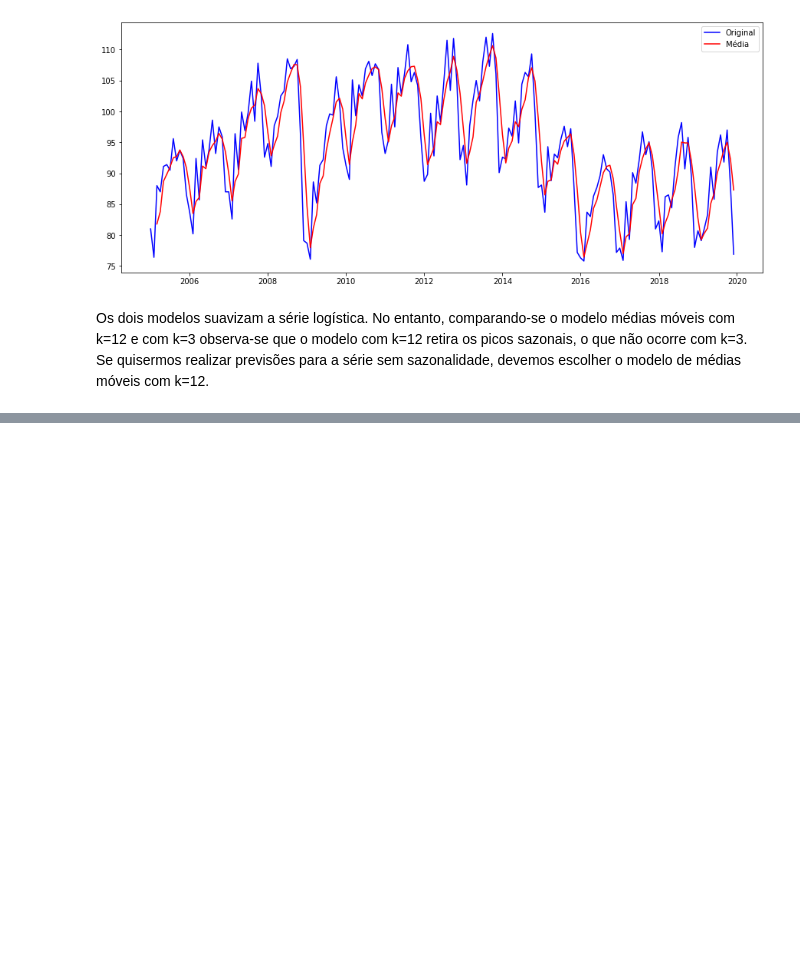
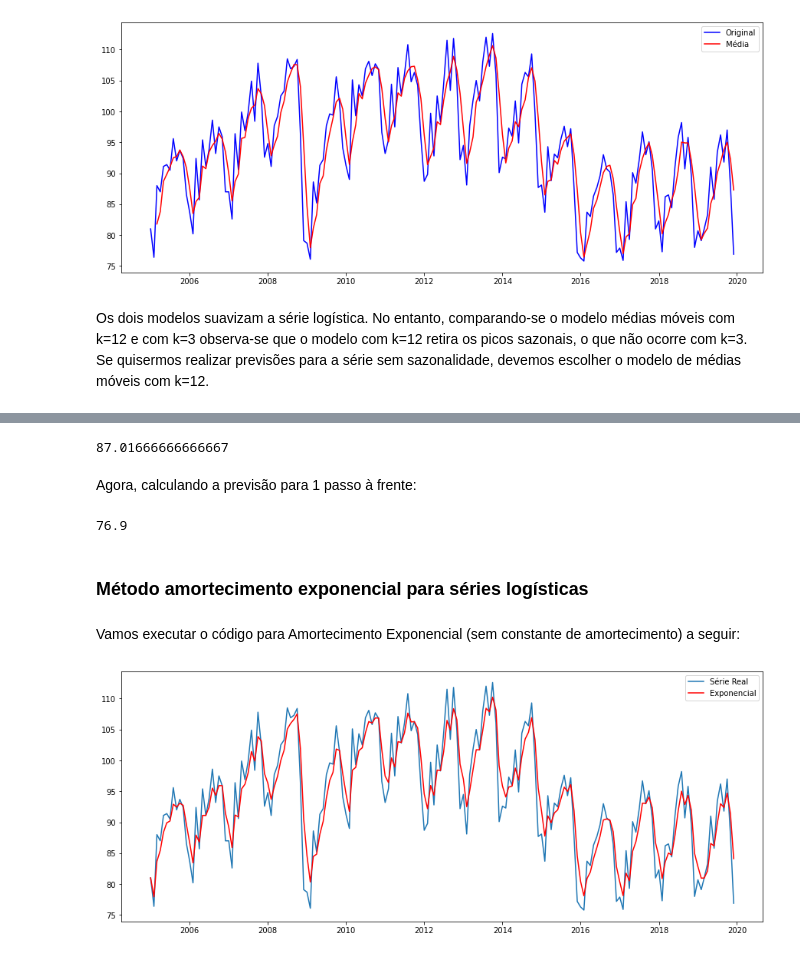
Before and after one commit to Leandro-Braga/Estudo_de_Caso, a Jupyter notebook: Séries_logísticas.ipynb, the cells around one changed output, grey strips where cells are left out. Saved outputs shown, nothing was run; the diff lists cells and outputs as text; code cells hidden in the pictures; blank space fills up the shorter version.

```diff
--- a/Séries_logísticas.ipynb
+++ b/Séries_logísticas.ipynb
@@ -122,0 +131,26 @@ Os dois modelos suavizam a série logística. No entanto, comparando-se o modelo
+# %%
+# Previsão 12 passos à frente
+moving_average(dados, 12)
+# %% [output]
+87.01666666666667
+# %% [markdown]
+Agora, calculando a previsão para 1 passo à frente:
+# %%
+# Previsão 1 passos à frente
+moving_average(dados, 1)
+# %% [output]
+76.9
+# %% [markdown]
+### Método amortecimento exponencial para séries logísticas
+# %% [markdown]
+Vamos executar o código para Amortecimento Exponencial (sem constante de amortecimento) a seguir:
+# %%
+# Amortecimento Exponencial alfa = 0,5
+rolling =  dados.ewm(alpha=0.5)
+rolling_mean = rolling.mean()
+plt.plot(dados, label='Série Real')
+plt.plot(rolling_mean,color='red', label='Exponencial')
+plt.legend(loc='best')
+plt.show()
+# %% [output]
+[figure, added]
```
Also changed, not shown: parts of 58 cells of this notebook.
